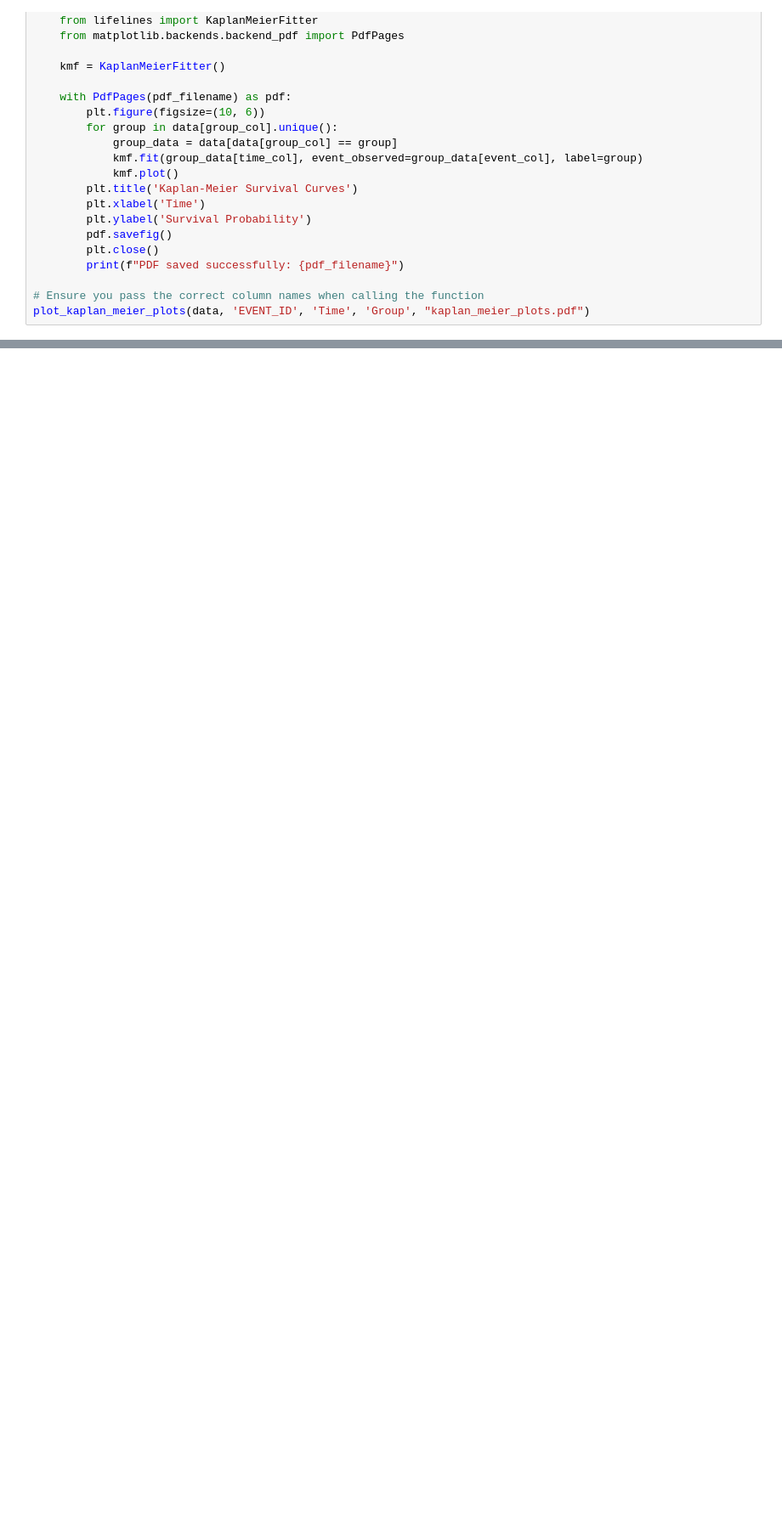
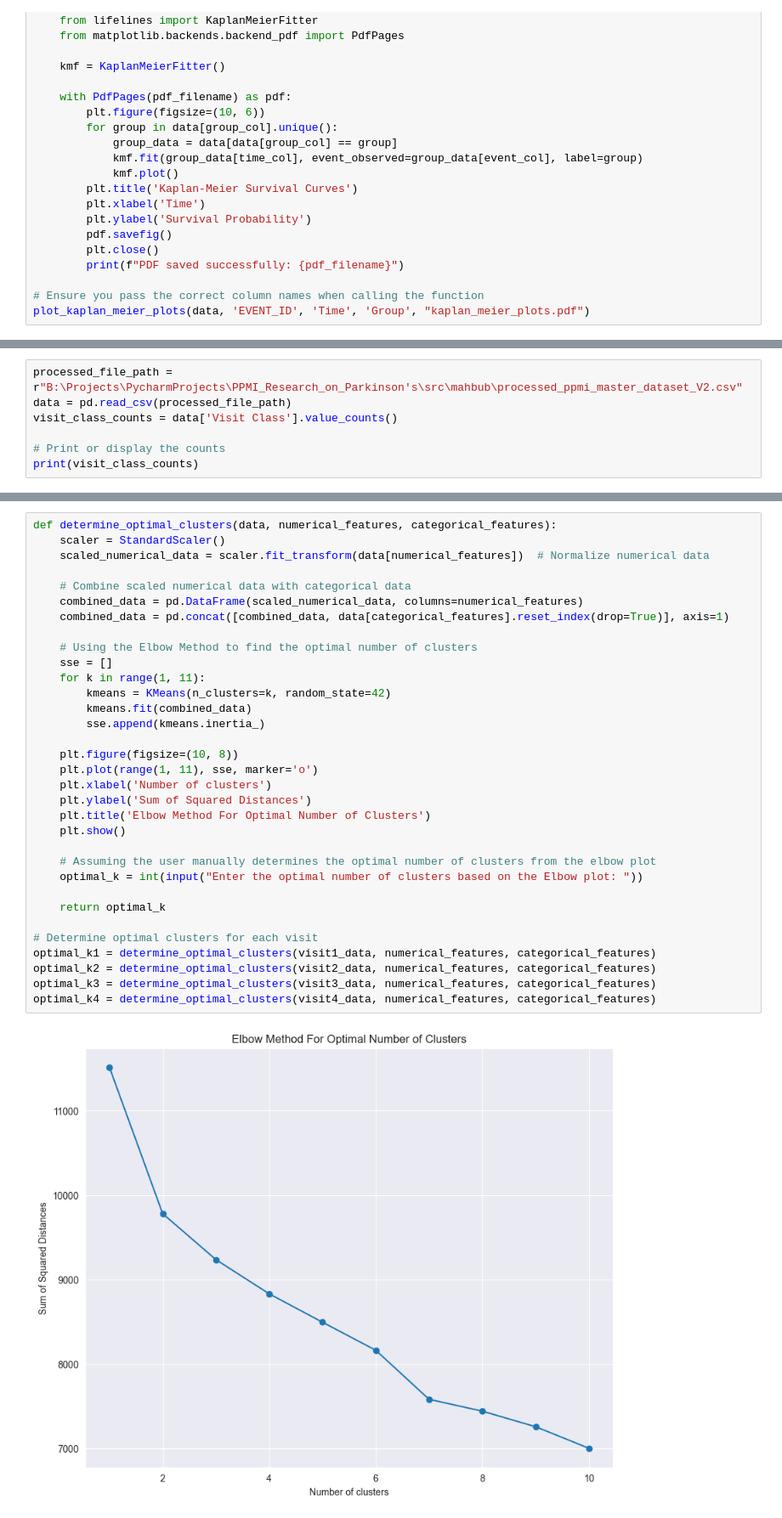
Before and after one commit to iammahbubalam/PPMI_Research_on_Parkinsons, a Jupyter notebook: src/mahbub/finalDatasetAnalysis.ipynb, the cells around one changed output, grey strips where cells are left out. Shown at 85% size. Saved outputs shown, nothing was run; the diff lists cells and outputs as text; blank space fills up the shorter version.

```diff
--- a/src/mahbub/finalDatasetAnalysis.ipynb
+++ b/src/mahbub/finalDatasetAnalysis.ipynb
@@ -443,0 +632,7 @@ plot_kaplan_meier_plots(data, 'EVENT_ID', 'Time', 'Group', "kaplan_meier_plots.p
+# %%
+processed_file_path = r"B:\Projects\PycharmProjects\PPMI_Research_on_Parkinson's\src\mahbub\processed_ppmi_master_dataset_V2.csv"
+data = pd.read_csv(processed_file_path)
+visit_class_counts = data['Visit Class'].value_counts()
+
+# Print or display the counts
+print(visit_class_counts)
@@ -443,0 +763,35 @@ plot_kaplan_meier_plots(data, 'EVENT_ID', 'Time', 'Group', "kaplan_meier_plots.p
+# %%
+def determine_optimal_clusters(data, numerical_features, categorical_features):
+    scaler = StandardScaler()
+    scaled_numerical_data = scaler.fit_transform(data[numerical_features])  # Normalize numerical data
+
+    # Combine scaled numerical data with categorical data
+    combined_data = pd.DataFrame(scaled_numerical_data, columns=numerical_features)
+    combined_data = pd.concat([combined_data, data[categorical_features].reset_index(drop=True)], axis=1)
+
+    # Using the Elbow Method to find the optimal number of clusters
+    sse = []
+    for k in range(1, 11):
+        kmeans = KMeans(n_clusters=k, random_state=42)
+        kmeans.fit(combined_data)
+        sse.append(kmeans.inertia_)
+
+    plt.figure(figsize=(10, 8))
+    plt.plot(range(1, 11), sse, marker='o')
+    plt.xlabel('Number of clusters')
+    plt.ylabel('Sum of Squared Distances')
+    plt.title('Elbow Method For Optimal Number of Clusters')
+    plt.show()
+
+    # Assuming the user manually determines the optimal number of clusters from the elbow plot
+    optimal_k = int(input("Enter the optimal number of clusters based on the Elbow plot: "))
+
+    return optimal_k
+
+# Determine optimal clusters for each visit
+optimal_k1 = determine_optimal_clusters(visit1_data, numerical_features, categorical_features)
+optimal_k2 = determine_optimal_clusters(visit2_data, numerical_features, categorical_features)
+optimal_k3 = determine_optimal_clusters(visit3_data, numerical_features, categorical_features)
+optimal_k4 = determine_optimal_clusters(visit4_data, numerical_features, categorical_features)
+# %% [output]
+[figure, added]
```
Also changed, not shown: parts of 27 cells of this notebook, 14 other files.
